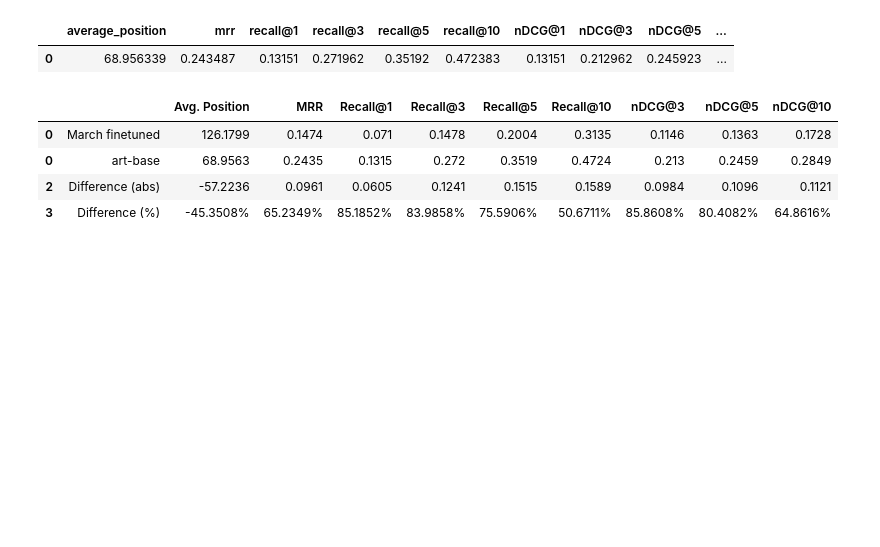
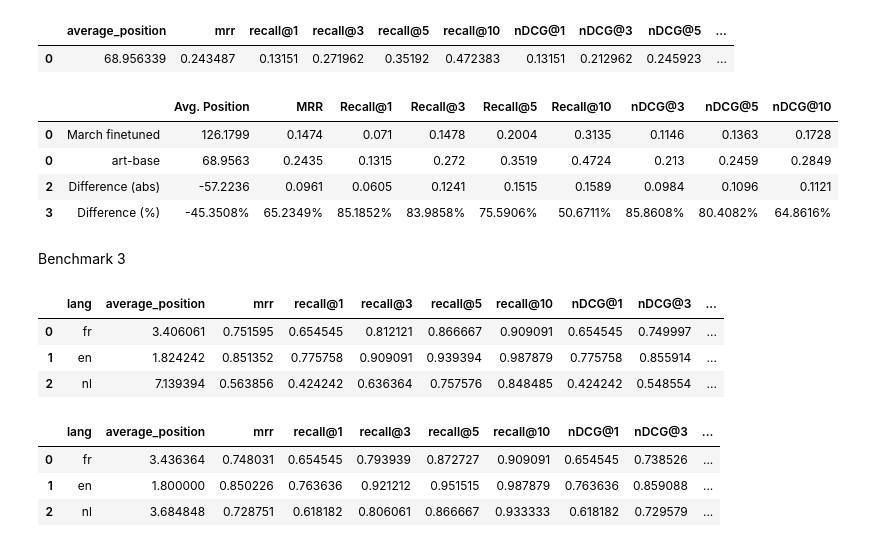
Before and after one commit to on-victorrijks/Museum-Search-Engine, a Jupyter notebook: public/notebooks/analysis/one_model_full_analysis.ipynb, the cells around one changed output. Cells and saved outputs as stored; diff of their text form; code cells hidden in the pictures; blank space fills up the shorter version.

```diff
--- a/public/notebooks/analysis/one_model_full_analysis.ipynb
+++ b/public/notebooks/analysis/one_model_full_analysis.ipynb
@@ -1365,3 +1365,5 @@ bn
 | 0 | art-base | 68.9563 | 0.2435 | 0.1315 | 0.272 | 0.3519 | 0.4724 | 0.213 | 0.2459 | 0.2849 |
 | 2 | Difference (abs) | -57.2236 | 0.0961 | 0.0605 | 0.1241 | 0.1515 | 0.1589 | 0.0984 | 0.1096 | 0.1121 |
 | 3 | Difference (%) | -45.3508% | 65.2349% | 85.1852% | 83.9858% | 75.5906% | 50.6711% | 85.8608% | 80.4082% | 64.8616% |
+# %% [markdown]
+Benchmark 3
@@ -1367,0 +1384,17 @@ bn
+# %%
+benchmark3_baseline = pd.read_csv(f"../../benchmarks/benchmark_3/benchmark_results_{baseline_name}.csv")
+benchmark3 = pd.read_csv(f"../../benchmarks/benchmark_3/benchmark_results_{model_name}.csv")
+
+benchmark3_baseline
+# %% [output]
+|  | lang | average_position | mrr | recall@1 | recall@3 | recall@5 | recall@10 | nDCG@1 | nDCG@3 | ... |
+| 0 | fr | 3.406061 | 0.751595 | 0.654545 | 0.812121 | 0.866667 | 0.909091 | 0.654545 | 0.749997 | ... |
+| 1 | en | 1.824242 | 0.851352 | 0.775758 | 0.909091 | 0.939394 | 0.987879 | 0.775758 | 0.855914 | ... |
+| 2 | nl | 7.139394 | 0.563856 | 0.424242 | 0.636364 | 0.757576 | 0.848485 | 0.424242 | 0.548554 | ... |
+# %%
+benchmark3
+# %% [output]
+|  | lang | average_position | mrr | recall@1 | recall@3 | recall@5 | recall@10 | nDCG@1 | nDCG@3 | ... |
+| 0 | fr | 3.436364 | 0.748031 | 0.654545 | 0.793939 | 0.872727 | 0.909091 | 0.654545 | 0.738526 | ... |
+| 1 | en | 1.800000 | 0.850226 | 0.763636 | 0.921212 | 0.951515 | 0.987879 | 0.763636 | 0.859088 | ... |
+| 2 | nl | 3.684848 | 0.728751 | 0.618182 | 0.806061 | 0.866667 | 0.933333 | 0.618182 | 0.729579 | ... |
```
Also changed, not shown: parts of 3 cells of this notebook, 27 other files.
